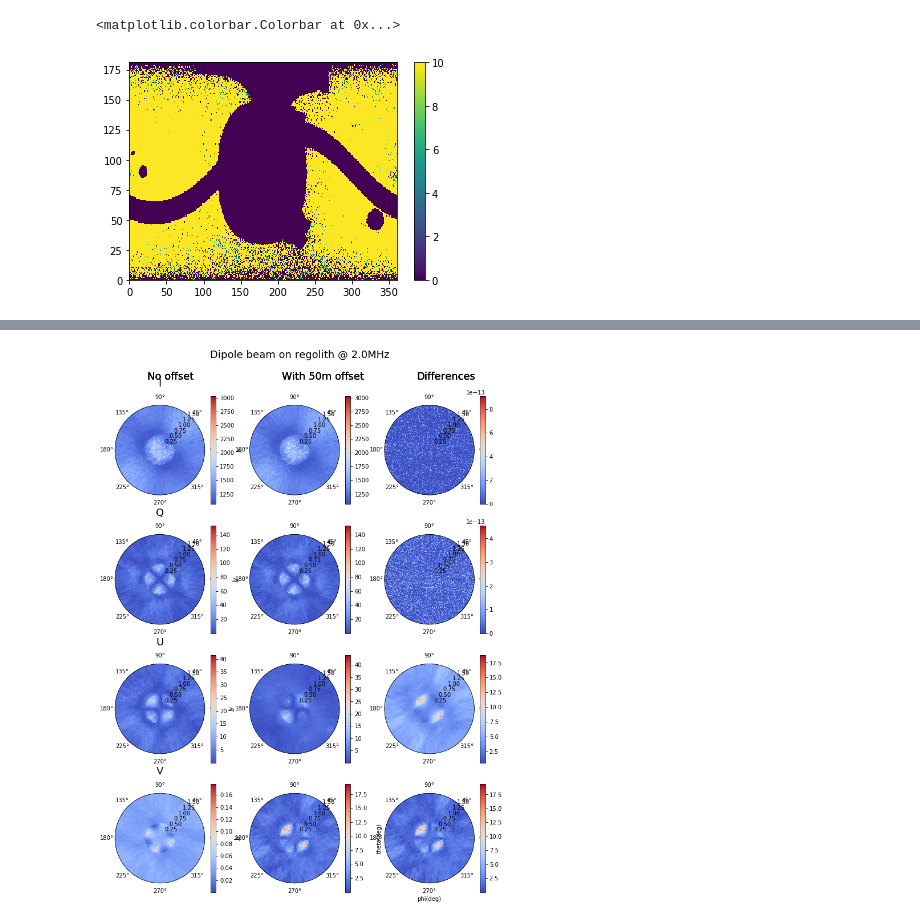
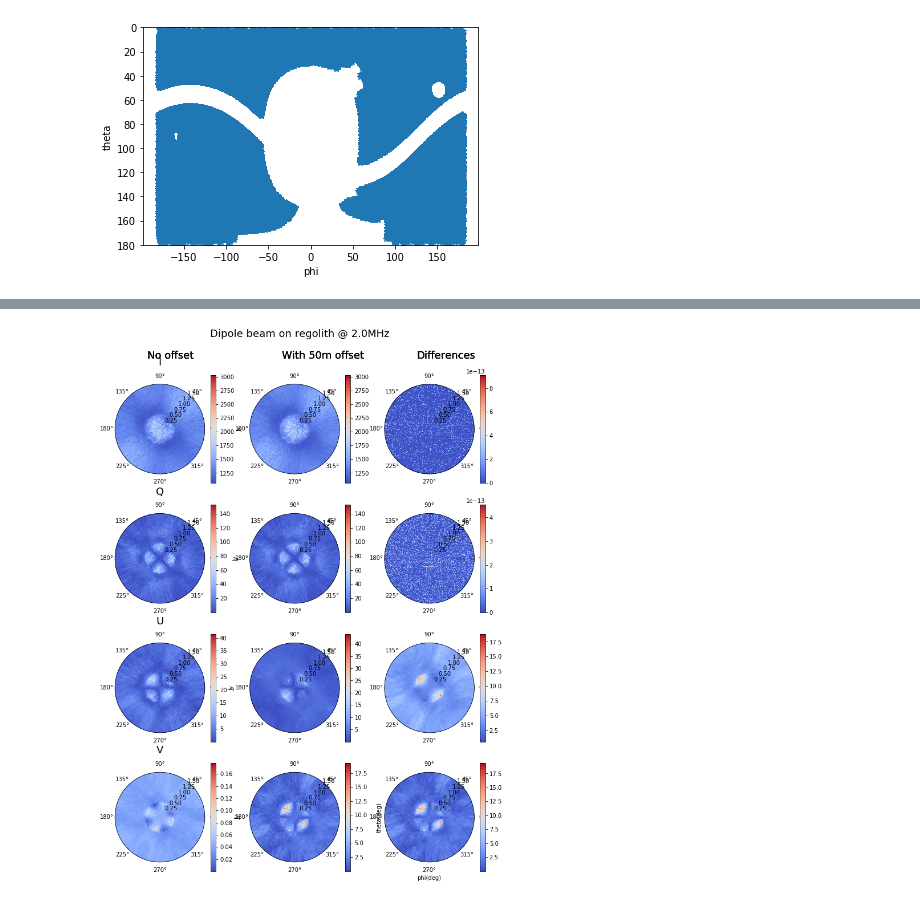
Before and after one commit to nmahesh1412/FARSIDE_imaging_performance, a Jupyter notebook: codes_implementation/dirty_image_calculation.ipynb, the cells around one changed output, grey strips where cells are left out. Saved outputs shown, nothing was run; the diff lists cells and outputs as text; code cells hidden in the pictures.

```diff
--- a/codes_implementation/dirty_image_calculation.ipynb
+++ b/codes_implementation/dirty_image_calculation.ipynb
@@ -128,8 +119,5 @@ sky_obj.init_skycoords(ra_list_c,dec_list_c,181,361,flux_list_c,time)
-# %%
-sky_map_tp_one = np.sum(sky_obj.sky_map_tp,axis=0)
-plt.pcolormesh(sky_map_tp_one,vmax=10)
-plt.colorbar()
-# %% [output]
-<matplotlib.colorbar.Colorbar at 0x...>
-[figure, removed]
+# %%
+sky_obj.plot_skymap()
+# %% [output]
+[figure, added]
 # %%
```
Also changed, not shown: parts of 26 cells of this notebook, 1 other file.
